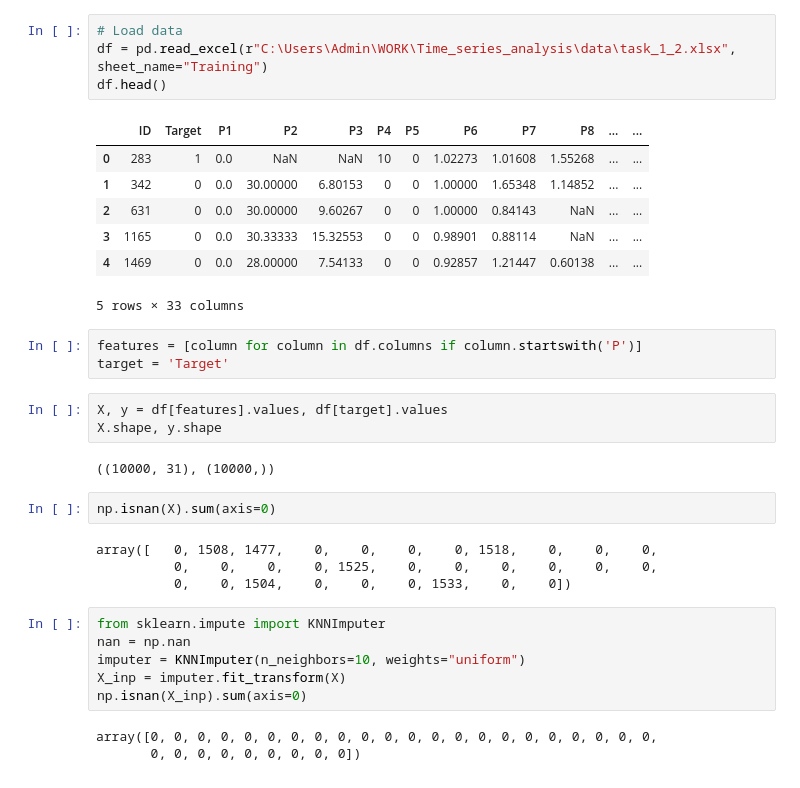
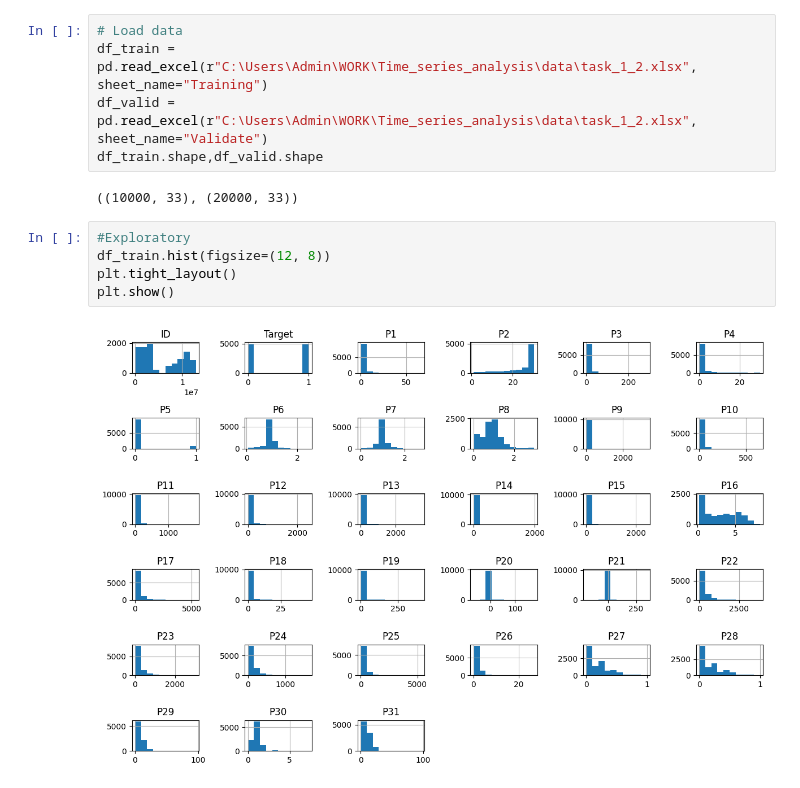
Before and after one commit to kek7777/Business_analysis, a Jupyter notebook: task2.ipynb, the cells around one changed output. Cells and saved outputs as stored; diff of their text form.

```diff
--- a/task2.ipynb
+++ b/task2.ipynb
@@ -9,35 +28,14 @@ from sklearn.model_selection import GridSearchCV
 # %%
 # Load data
-df = pd.read_excel(r"C:\Users\Admin\WORK\Time_series_analysis\data\task_1_2.xlsx", sheet_name="Training")
-df.head()
+df_train = pd.read_excel(r"C:\Users\Admin\WORK\Time_series_analysis\data\task_1_2.xlsx", sheet_name="Training")
+df_valid = pd.read_excel(r"C:\Users\Admin\WORK\Time_series_analysis\data\task_1_2.xlsx", sheet_name="Validate")
+df_train.shape,df_valid.shape
 # %% [output]
-|  | ID | Target | P1 | P2 | P3 | P4 | P5 | P6 | P7 | P8 | ... | ... |
-| 0 | 283 | 1 | 0.0 | NaN | NaN | 10 | 0 | 1.02273 | 1.01608 | 1.55268 | ... | ... |
-| 1 | 342 | 0 | 0.0 | 30.00000 | 6.80153 | 0 | 0 | 1.00000 | 1.65348 | 1.14852 | ... | ... |
-| 2 | 631 | 0 | 0.0 | 30.00000 | 9.60267 | 0 | 0 | 1.00000 | 0.84143 | NaN | ... | ... |
-| 3 | 1165 | 0 | 0.0 | 30.33333 | 15.32553 | 0 | 0 | 0.98901 | 0.88114 | NaN | ... | ... |
-| 4 | 1469 | 0 | 0.0 | 28.00000 | 7.54133 | 0 | 0 | 0.92857 | 1.21447 | 0.60138 | ... | ... |
-5 rows × 33 columns
+((10000, 33), (20000, 33))
-# %%
-features = [column for column in df.columns if column.startswith('P')]
-target = 'Target'
-# %%
-X, y = df[features].values, df[target].values
-X.shape, y.shape
-# %% [output]
-((10000, 31), (10000,))
-# %%
-np.isnan(X).sum(axis=0)
-# %% [output]
-array([   0, 1508, 1477,    0,    0,    0,    0, 1518,    0,    0,    0,
-          0,    0,    0,    0, 1525,    0,    0,    0,    0,    0,    0,
-          0,    0, 1504,    0,    0,    0, 1533,    0,    0])
-# %%
-from sklearn.impute import KNNImputer
-nan = np.nan
-imputer = KNNImputer(n_neighbors=10, weights="uniform")
-X_inp = imputer.fit_transform(X)
-np.isnan(X_inp).sum(axis=0)
-# %% [output]
-array([0, 0, 0, 0, 0, 0, 0, 0, 0, 0, 0, 0, 0, 0, 0, 0, 0, 0, 0, 0, 0, 0,
-       0, 0, 0, 0, 0, 0, 0, 0, 0])
+# %%
+#Exploratory
+df_train.hist(figsize=(12, 8))
+plt.tight_layout()
+plt.show()
+# %% [output]
+[figure, added]
```
Also changed, not shown: parts of 23 cells of this notebook, 9 other files.
